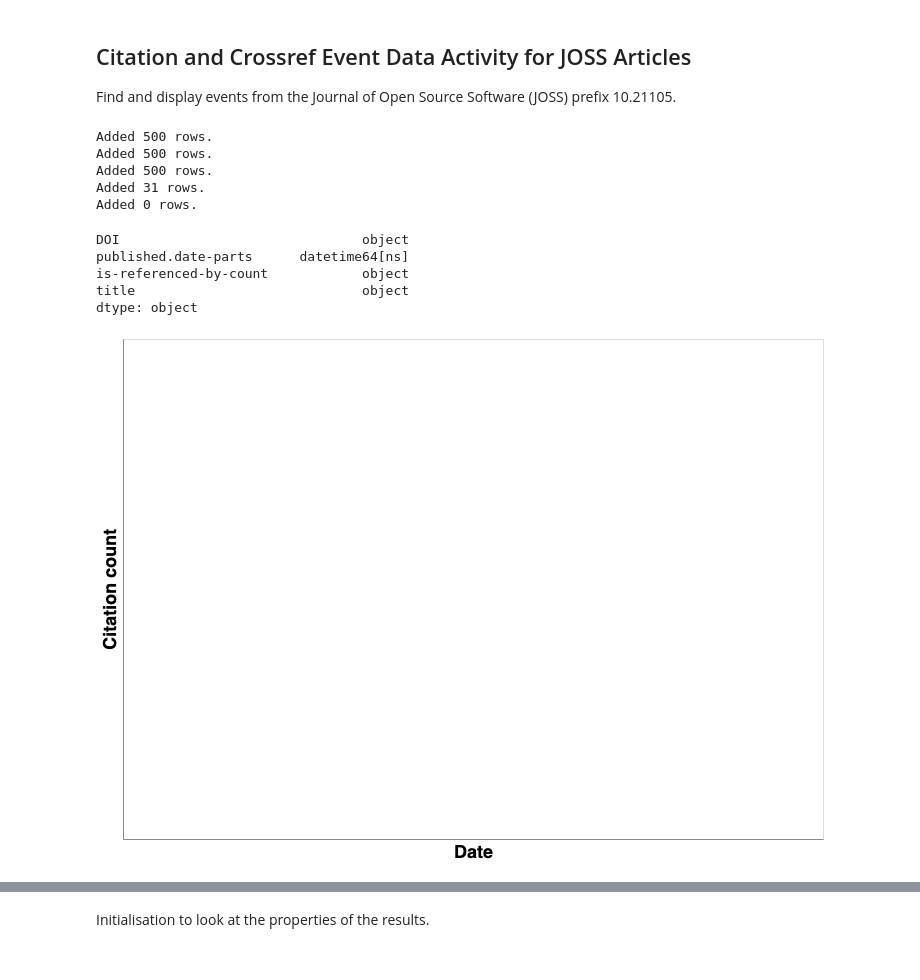
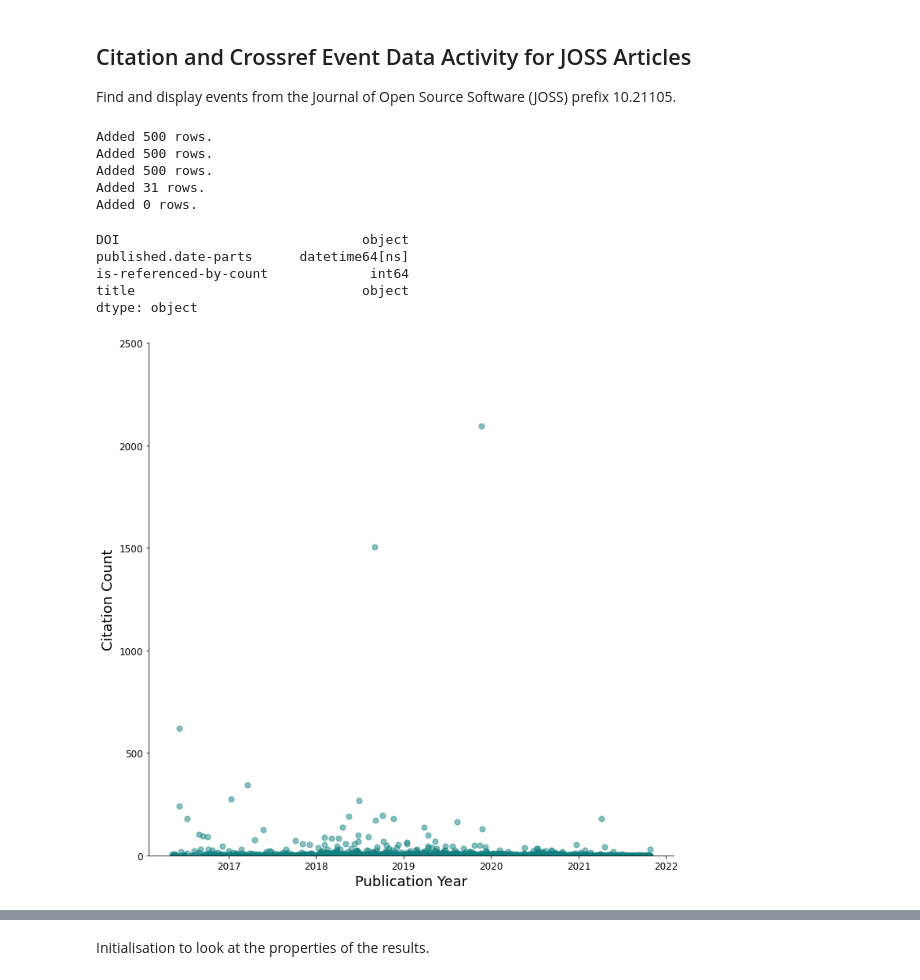
Before and after one commit to front-matter/journal-notebooks, a Jupyter notebook: index.ipynb, the cells around one changed output, grey strips where cells are left out. Cells and saved outputs as stored; diff of their text form; code cells hidden in the pictures.

Commit message:
visualize citations

```diff
--- a/index.ipynb
+++ b/index.ipynb
@@ -27,7 +28,7 @@ url = f'https://api.crossref.org/prefixes/{prefix}/works'
 cursor = '*'
 counter = 0
 items = [1]
-df = pd.DataFrame(columns=['DOI','published.date-parts','is-referenced-by-count','title'])
+df = pd.DataFrame({'DOI': pd.Series(dtype='str'),'published.date-parts': pd.Series(dtype='datetime64[ns]'),'is-referenced-by-count': pd.Series(dtype='int'),'title': pd.Series(dtype='str')})
 
 while len(items) > 0:
     params = {'rows': '500', 'sort': 'is-referenced-by-count', 'order': 'desc', 'cursor': cursor, 'mailto': 'info@front-matter.io'}
@@ -43,25 +44,34 @@ while len(items) > 0:
     def get_publication_date(x):
         try:
             date_as_string = str(x)
-            date = datetime.strptime(date_as_string[2:-2], "%Y, %m, %d")
-            return date.strftime("%Y-%m-%d")
+            date_as_str = datetime.strptime(date_as_string[2:-2], "%Y, %m, %d")
+            return date_as_str.strftime("%Y-%m-%d")
         except:
-            return None
+            return date.today().strftime("%Y-%m-%d")
 
     # clean up title
     def get_title(x):
         str = x[0]
         return str.strip()
 
+    def get_citation_count(x):
+        try:
+            return int(x)
+        except:
+            return 0
+
     df2['published.date-parts'] = df2['published.date-parts'].apply(get_publication_date)
     df2['published.date-parts'] = df2['published.date-parts'].astype('datetime64[ns]')
-    df2['is-referenced-by-count'] = df2['is-referenced-by-count'].astype('int')
+
+    df2['is-referenced-by-count'] = df2['is-referenced-by-count'].apply(get_citation_count)
+    df2['is-referenced-by-count'] = df2['is-referenced-by-count'].astype('int64')
     df2['title'] = df2['title'].apply(get_title)
 
     df = pd.concat([df, df2], axis=0)
     print('Added ' + str(len(items)) + ' rows.')
 
 df.to_csv(fname, index=False)
+df.dtypes
 # %% [output]
 Added 500 rows.
 Added 500 rows.
@@ -70,22 +80,38 @@ Added 31 rows.
 Added 0 rows.
 DOI                               object
 published.date-parts      datetime64[ns]
-is-referenced-by-count            object
+is-referenced-by-count             int64
 title                             object
 dtype: object
-# %%
-alt.Chart(df).mark_circle(size=50).encode(
-    x=alt.X('published.date-parts:Q', axis=alt.Axis(title='Date')),
-    y=alt.Y('is-referenced-by-count:O', axis=alt.Axis(title='Citation count')),
-).properties(height=500,width=700).configure_title(
-    fontSize=18
-).configure_axis(
-    grid=False,
-    labelFontSize=18,
-    titleFontSize=18
-)
-# %% [output]
-[figure, removed]
+# %%
+def scatterplot(df, x_dim, y_dim):
+  x = df[x_dim]
+  y = df[y_dim]
+  fig, ax = plt.subplots(figsize=(12, 12))
+
+  #defining an array of colors
+  colors = ['#108080']
+
+  #customizes alpha for each dot in the scatter plot
+  ax.scatter(x, y, s=50, alpha=0.50, color=colors)
+
+  #adds axes labels
+  ax.set_xlabel('Publication Year', fontsize=18)
+  ax.set_ylabel('Citation Count', fontsize=18)
+
+  ax.set_ylim([0, 2500])
+  ax.xaxis.set_tick_params(labelsize=12)
+  ax.yaxis.set_tick_params(labelsize=12)
+
+  #removing top and right borders
+  ax.spines['top'].set_visible(False)
+  ax.spines['right'].set_visible(False)
+
+  plt.show()
+
+scatterplot(df, 'published.date-parts', 'is-referenced-by-count')
+# %% [output]
+[figure, added]
 # %%
 sources = ['Twitter', 'Wikipedia', 'DataCite', 'Hypothesis', 'Newsfeed']
 results = [{ 'source': 'Crossref', 'count': df['is-referenced-by-count'].sum()}]
```
Also changed, not shown: parts of 2 cells of this notebook, 1 other file.
